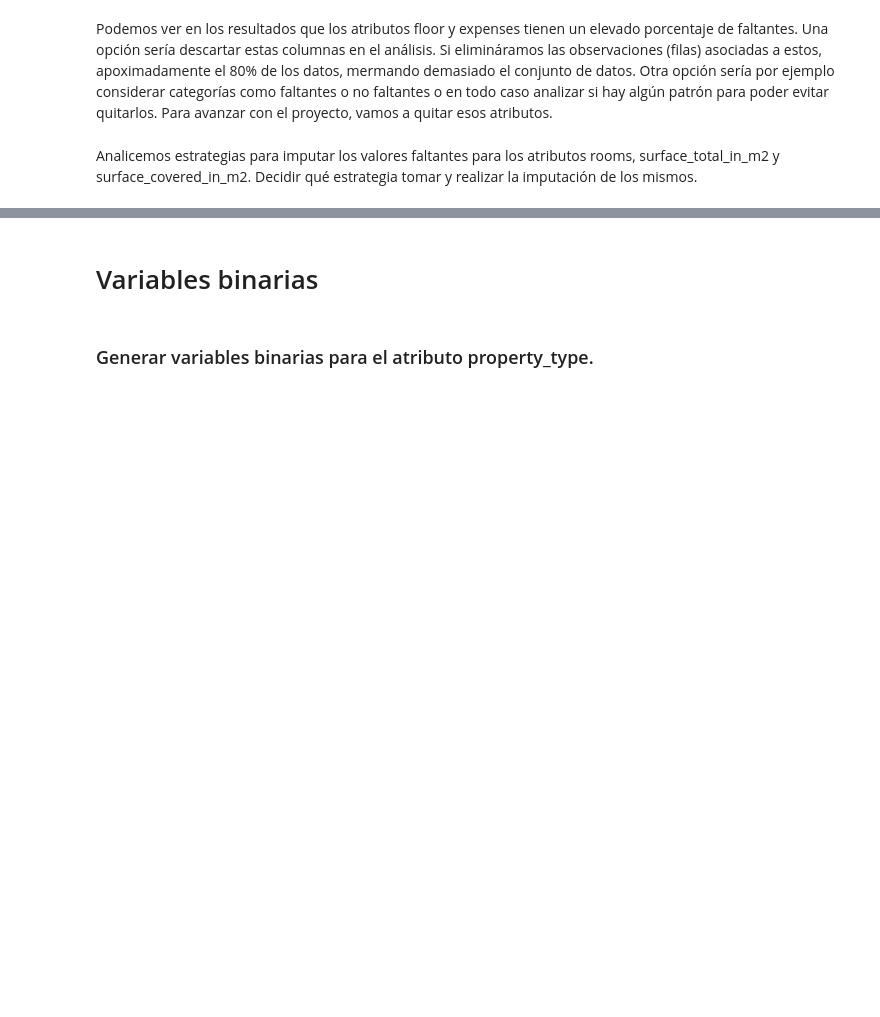
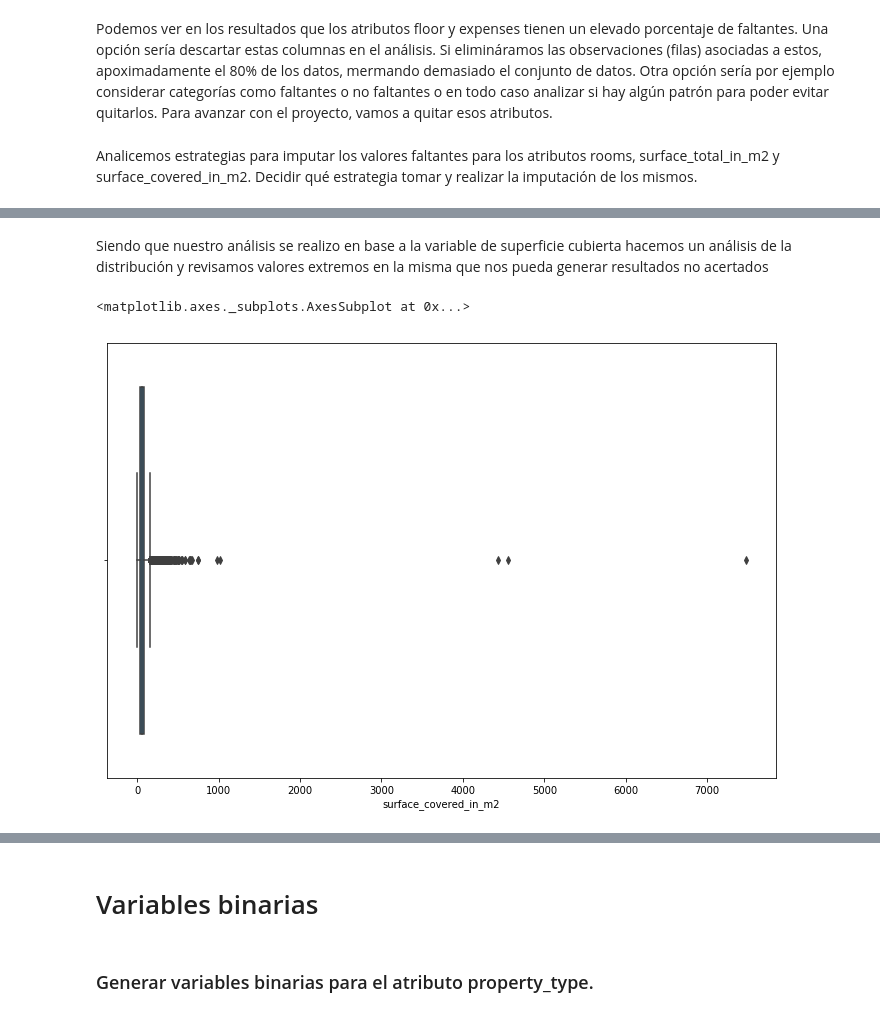
Before and after one commit to mnuclle/DiploDatos, a Jupyter notebook: 00 - Mentorias/2. Mentoria AyCD/Analisis_y_curación.ipynb, the cells around one changed output, grey strips where cells are left out. Drawn from its saved outputs; the diff is of its cells as text; code cells hidden in the pictures; blank space fills up the shorter version.

```diff
--- a/00 - Mentorias/2. Mentoria AyCD/Analisis_y_curación.ipynb
+++ b/00 - Mentorias/2. Mentoria AyCD/Analisis_y_curación.ipynb
@@ -567,3 +592,0 @@ df_prop_rooms_mean_fill
-# %%
-df_prop_rooms_mean_fill['surface_covered_in_m2']=df_prop_rooms_mean_fill['surface_covered_in_m2'].fillna(df_prop_rooms_mean_fill['surface_total_in_m2'])
-df_prop_rooms_mean_fill.head(5)
@@ -595,2 +617,9 @@ rooms_mean                     7629 non-null float64
 dtypes: datetime64[ns](1), float64(11), int8(2), object(1), uint8(4)
 memory usage: 889.1+ KB
+# %% [markdown]
+Siendo que nuestro análisis se realizo en base a la variable de superficie cubierta hacemos un análisis de la distribución y revisamos valores extremos en la misma que nos pueda generar resultados no acertados
+# %%
+sns.boxplot(df_prop_rooms_mean_fill.surface_covered_in_m2)
+# %% [output]
+<matplotlib.axes._subplots.AxesSubplot at 0x...>
+[figure, added]
```
Also changed, not shown: parts of 39 cells of this notebook.
